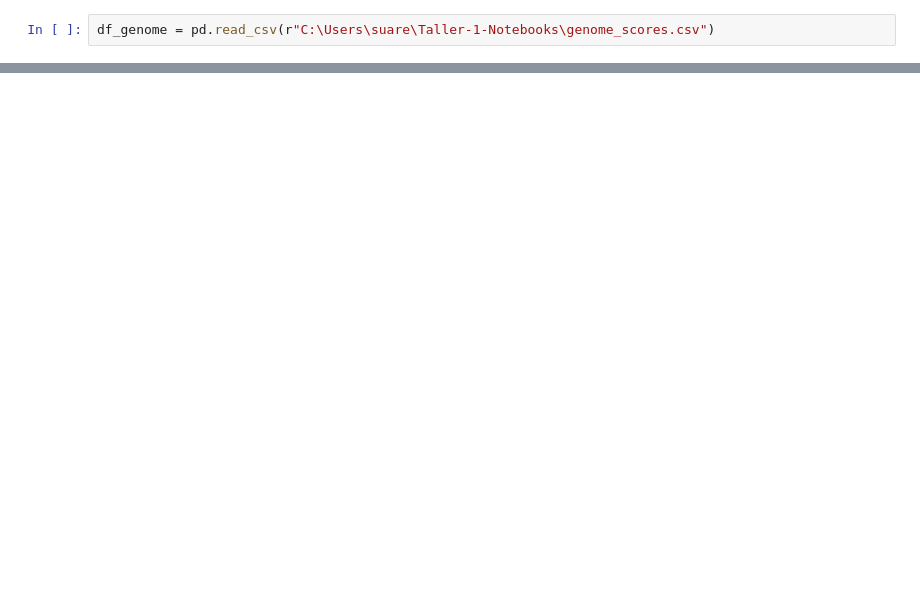
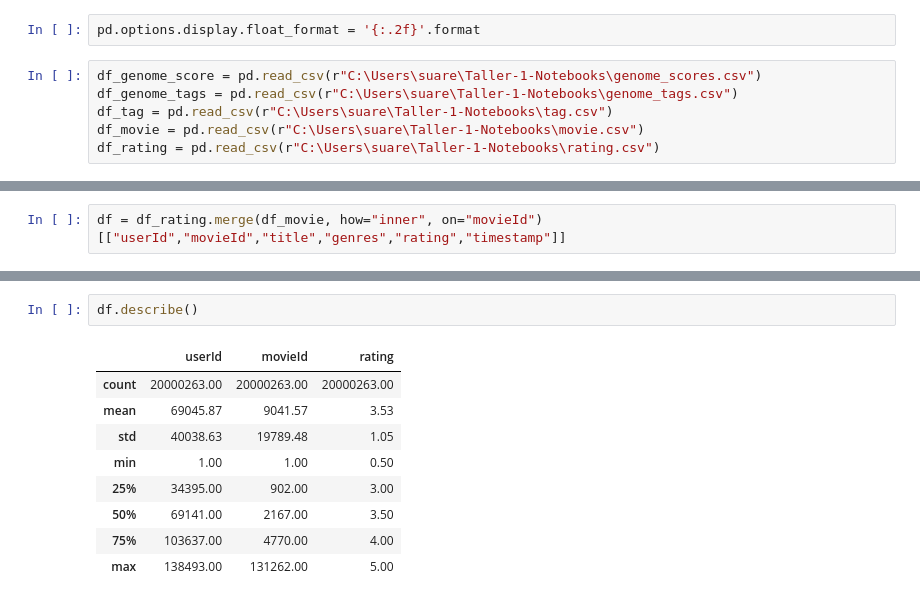
Before and after one commit to MINE4201-202601-E07/Taller-1-Notebooks, a Jupyter notebook: analisis_exploratorio.ipynb, the cells around one changed output, grey strips where cells are left out. Drawn from its saved outputs; the diff is of its cells as text; blank space fills up the shorter version.

```diff
--- a/analisis_exploratorio.ipynb
+++ b/analisis_exploratorio.ipynb
@@ -9,5 +9,11 @@ import random
 seed = 10
 random.seed(seed)
 np.random.seed(seed)
+# %%
+pd.options.display.float_format = '{:.2f}'.format
 # %%
-df_genome = pd.read_csv(r"C:\Users\suare\Taller-1-Notebooks\genome_scores.csv")
+df_genome_score = pd.read_csv(r"C:\Users\suare\Taller-1-Notebooks\genome_scores.csv")
+df_genome_tags = pd.read_csv(r"C:\Users\suare\Taller-1-Notebooks\genome_tags.csv")
+df_tag = pd.read_csv(r"C:\Users\suare\Taller-1-Notebooks\tag.csv")
+df_movie = pd.read_csv(r"C:\Users\suare\Taller-1-Notebooks\movie.csv")
+df_rating = pd.read_csv(r"C:\Users\suare\Taller-1-Notebooks\rating.csv")
@@ -22,0 +20,2 @@ df_genome.head()
+# %%
+df = df_rating.merge(df_movie, how="inner", on="movieId")[["userId","movieId","title","genres","rating","timestamp"]]
@@ -22,0 +44,12 @@ df_genome.head()
+# %%
+df.describe()
+# %% [output]
+|  | userId | movieId | rating |
+| count | 20000263.00 | 20000263.00 | 20000263.00 |
+| mean | 69045.87 | 9041.57 | 3.53 |
+| std | 40038.63 | 19789.48 | 1.05 |
+| min | 1.00 | 1.00 | 0.50 |
+| 25% | 34395.00 | 902.00 | 3.00 |
+| 50% | 69141.00 | 2167.00 | 3.50 |
+| 75% | 103637.00 | 4770.00 | 4.00 |
+| max | 138493.00 | 131262.00 | 5.00 |
```
Also changed, not shown: parts of 38 cells of this notebook.
